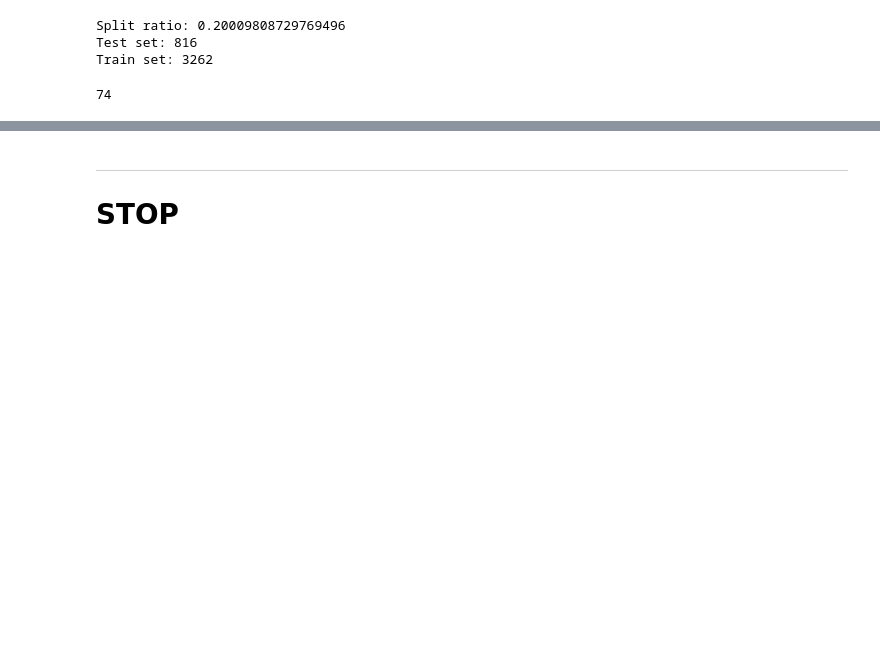
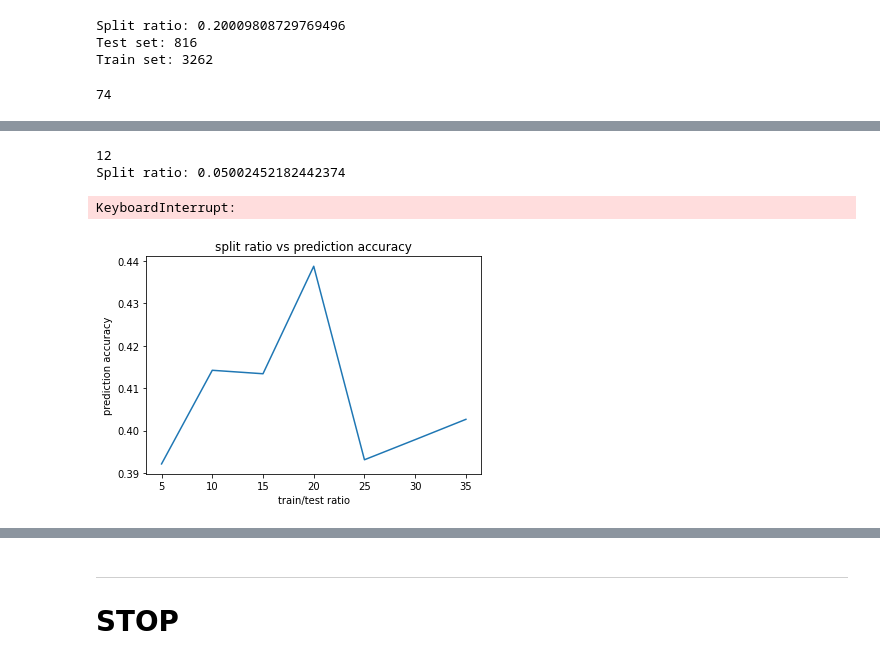
Before and after one commit to jeremyfreedman/cs4701-genrematch, a Jupyter notebook: filtered.ipynb, the cells around one changed output, grey strips where cells are left out. Drawn from its saved outputs; the diff is of its cells as text; code cells hidden in the pictures; blank space fills up the shorter version.

```diff
--- a/filtered.ipynb
+++ b/filtered.ipynb
@@ -198,0 +212,29 @@ np.sum(preds == Y_test)/len(preds)
+# %%
+# trying various splits with best max depth
+x_split_plt = []
+y_split_plt = []
+best_depth = y_depth_plt.index(max(y_depth_plt)) + 1
+print(best_depth)
+for i in range(1,36):
+    if i % 5 == 0:
+        X_train, X_test, Y_train, Y_test = \
+            sk.model_selection.train_test_split(list(word_df['WordFreqList']), list(word_df['Genre']), test_size=0.01*i)
+        print(f'Split ratio: {len(X_test) / (len(X_test) + len(X_train))}')
+        x_split_plt.append(i)
+        clf = tree.DecisionTreeClassifier(max_depth=12)
+        clf.fit(X_train,Y_train)
+        preds = clf.predict(X_test)
+        y_split_plt.append(np.sum(preds == Y_test)/len(preds))
+# %% [output]
+12
+Split ratio: 0.05002452182442374
+KeyboardInterrupt:
+# %%
+# plotting split
+pyplot.plot(x_split_plt, y_split_plt)
+pyplot.title('split ratio vs prediction accuracy')
+pyplot.xlabel('train/test ratio')
+pyplot.ylabel('prediction accuracy')
+pyplot.show()
+# %% [output]
+[figure, added]
```
Also changed, not shown: parts of 10 cells of this notebook.
